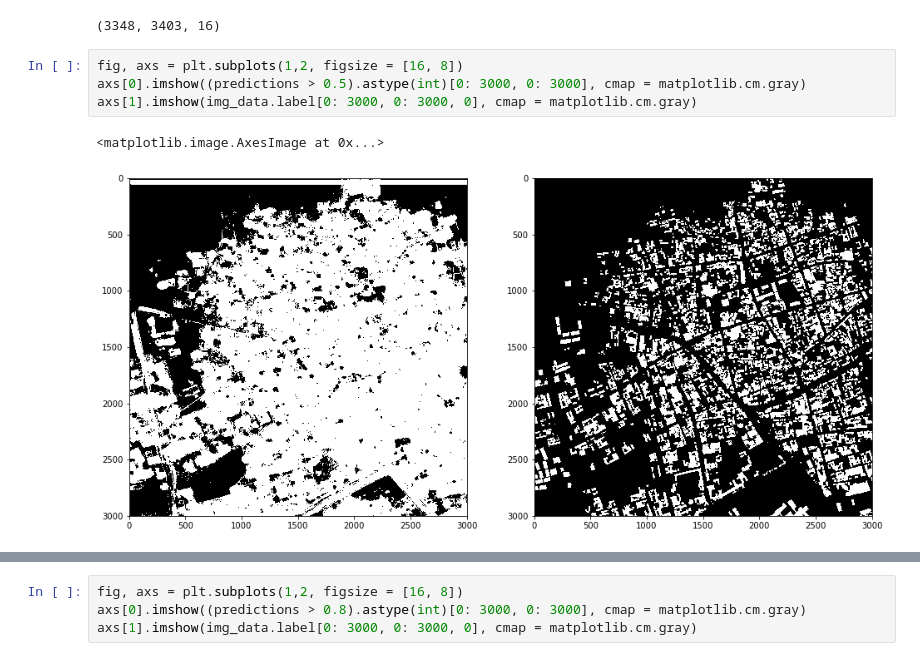
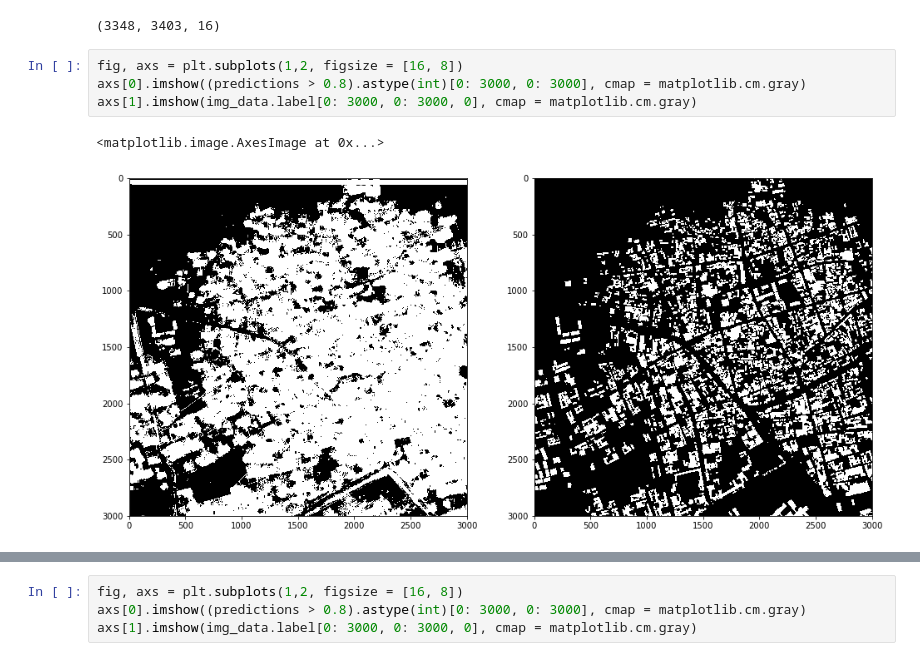
Before and after one commit to rogerxujiang/dstl_unet, a Jupyter notebook: test.ipynb, the cells around one changed output, grey strips where cells are left out. Drawn from its saved outputs; the diff is of its cells as text.

```diff
--- a/test.ipynb
+++ b/test.ipynb
@@ -181,11 +181,11 @@ img_data.train_feature.shape
 (3348, 3403, 16)
 # %%
 fig, axs = plt.subplots(1,2, figsize = [16, 8])
-axs[0].imshow((predictions > 0.5).astype(int)[0: 3000, 0: 3000], cmap = matplotlib.cm.gray)
+axs[0].imshow((predictions > 0.8).astype(int)[0: 3000, 0: 3000], cmap = matplotlib.cm.gray)
 axs[1].imshow(img_data.label[0: 3000, 0: 3000, 0], cmap = matplotlib.cm.gray)
 # %% [output]
 <matplotlib.image.AxesImage at 0x...>
-[figure, old version]
+[figure, new version]
 # %%
 np.mean(predictions), np.std(predictions)
 # %% [output]
```
Also changed, not shown: parts of 2 cells of this notebook, 3 other files.
